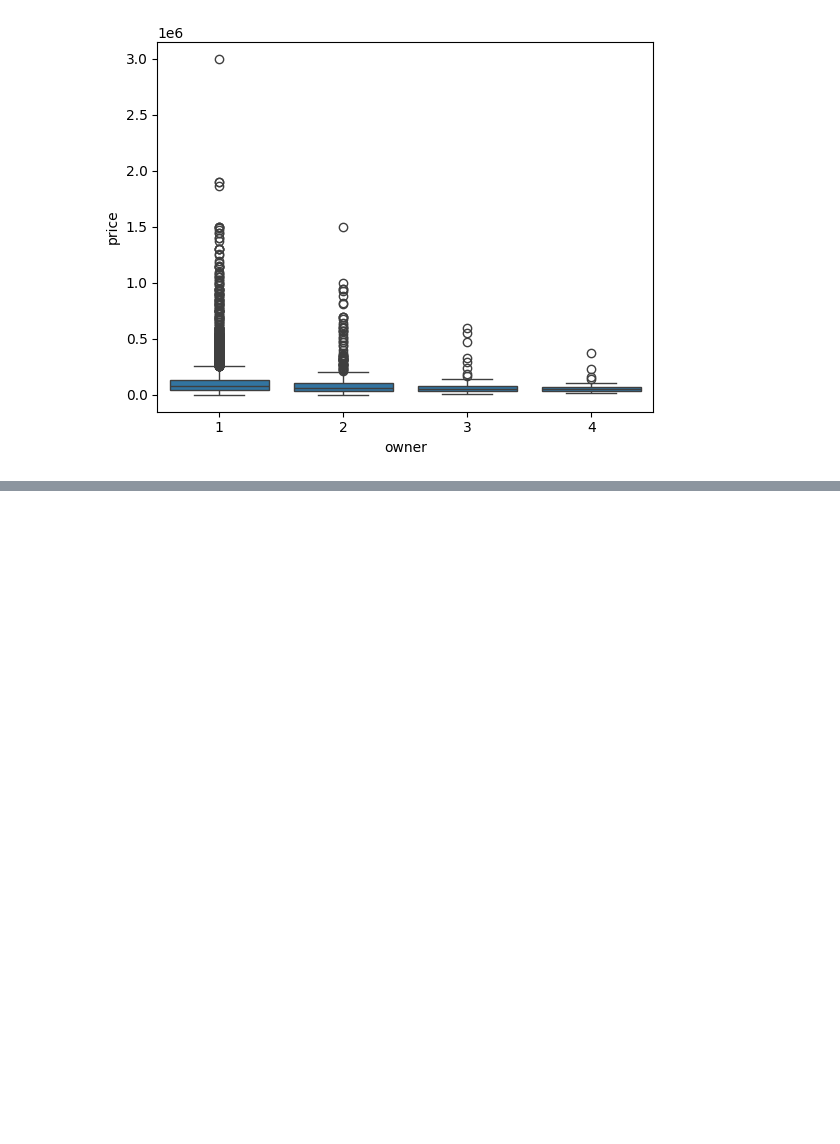
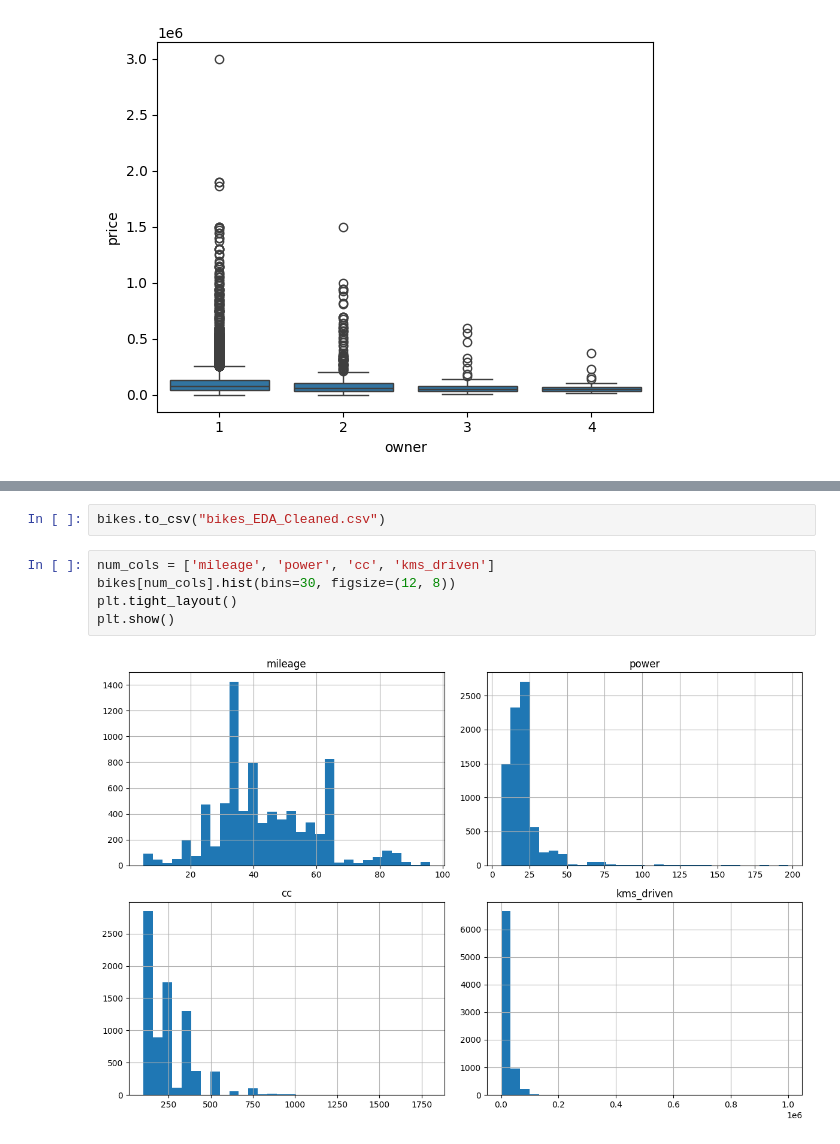
Before and after one commit to sushantkas/Pr-2-used-bikes, a Jupyter notebook: EDA.ipynb, the cells around one changed output, grey strips where cells are left out. Drawn from its saved outputs; the diff is of its cells as text; blank space fills up the shorter version.

```diff
--- a/EDA.ipynb
+++ b/EDA.ipynb
@@ -1057,0 +1101,9 @@ bikes2[bikes2["brand"] == "Jawa"].head(2)
+# %%
+bikes.to_csv("bikes_EDA_Cleaned.csv")
+# %%
+num_cols = ['mileage', 'power', 'cc', 'kms_driven']
+bikes[num_cols].hist(bins=30, figsize=(12, 8))
+plt.tight_layout()
+plt.show()
+# %% [output]
+[figure, added]
```
Also changed, not shown: parts of 34 cells of this notebook, 2 other files.
